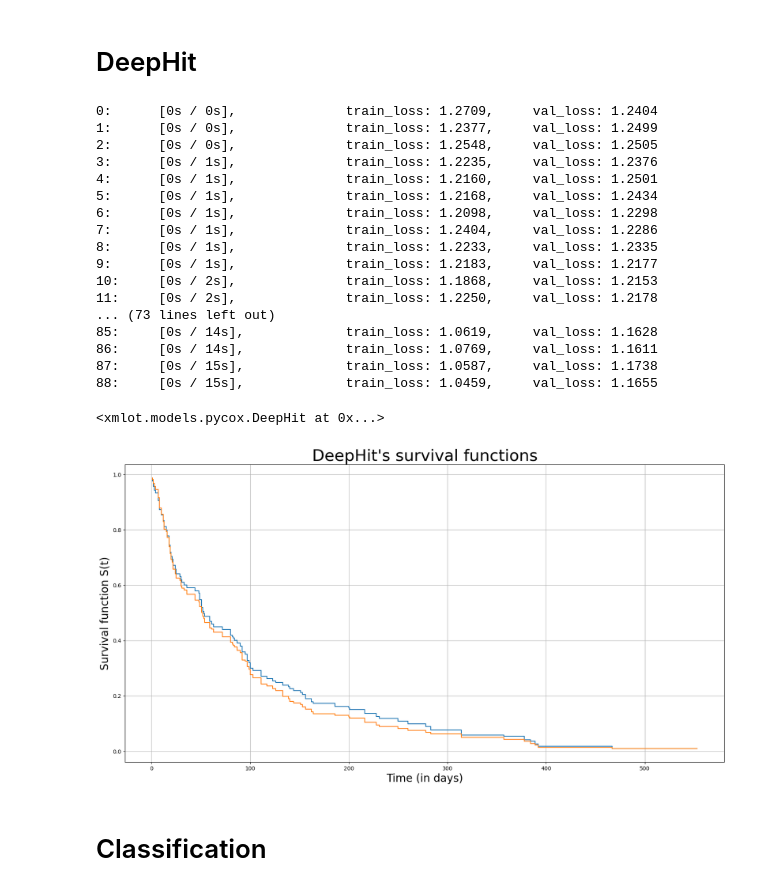
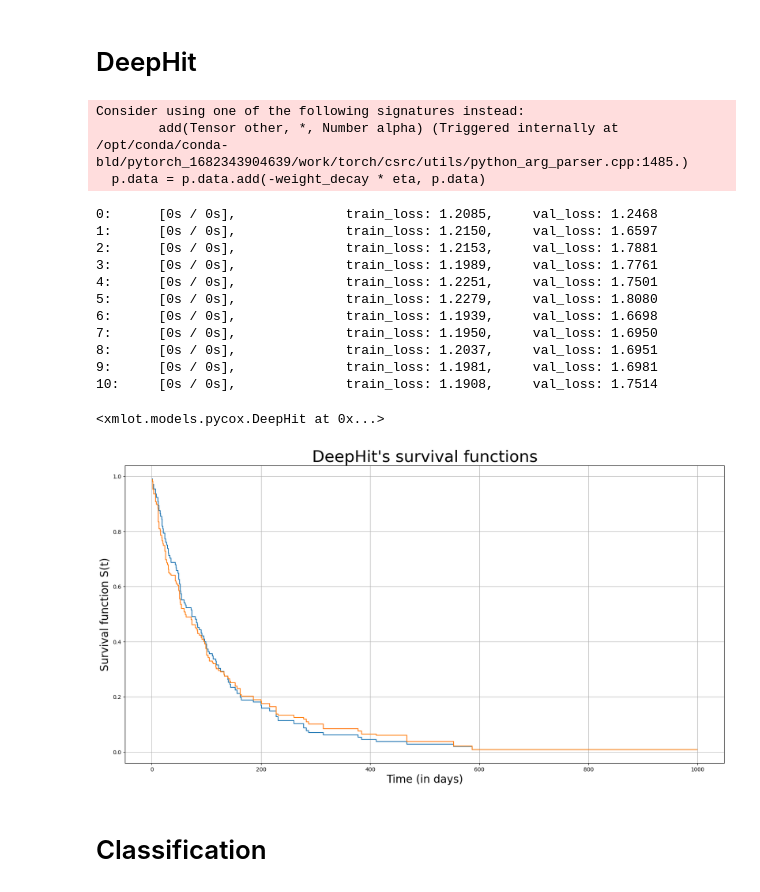
Before and after one commit to srk23/XamelotAPI, a Jupyter notebook: notebooks/Tutorial.ipynb, the cells around one changed output. Cells and saved outputs as stored; diff of their text form; code cells hidden in the pictures.

```diff
--- a/notebooks/Tutorial.ipynb
+++ b/notebooks/Tutorial.ipynb
@@ -302,11 +316,11 @@ COX = ScikitCoxModel(
     accessor_code=PSURV_CODE,
     hyperparameters={
         'alpha' : 0.1
-    }
+    },
 )
 
 # Let's train it
-COX.fit(DATA_TRAIN)
+COX.fit(DATA_TRAIN, parameters=dict())
 # %% [output]
 <xmlot.models.scikit.ScikitCoxModel at 0x...>
 # %%
@@ -388,11 +385,31 @@ DEEPHIT = DeepHit(
+# %%
+from xmlot.models.pycox import DeepHit
+from xmlot.data.discretise import BalancedDiscretiser
+import torchtuples  as tt
+
+SIZE_GRID = 100
+
+DISCRETISER = BalancedDiscretiser(DATA_TRAIN, PSURV_CODE, SIZE_GRID)
+data_train  = DISCRETISER(DATA_TRAIN).drop(columns=["pclass"], errors='ignore')
+data_val    = DISCRETISER(DATA_TEST).drop( columns=["pclass"], errors='ignore')
+
+DEEPHIT = DeepHit(
+    accessor_code=PSURV_CODE,
+    hyperparameters={
+        "in_features"  : 8,
+        "num_nodes_shared" : [32],
+        "num_nodes_indiv" : [32],
+        "num_risks" : 1,
+        "out_features" : SIZE_GRID,
+        "cuts"         : DISCRETISER.grid,
+        "batch_norm"   : True,
+        "dropout"      : 0.1,
+        "alpha"        : 0.2,
+        "sigma"        : 0.1,
+        "seed"         : 42,
+    }
+)
 # %%
-from xmlot.data.discretise import BalancedDiscretiser
-import torchtuples  as tt
-
-discretiser = BalancedDiscretiser(DATA_TRAIN, PSURV_CODE, SIZE_GRID)
-data_train  = discretiser(DATA_TRAIN).drop(columns=["pclass"], errors='ignore')
-data_val    = discretiser(DATA_TEST).drop( columns=["pclass"], errors='ignore')
-
 DEEPHIT.fit(
     data_train,
     parameters={
@@ -402,48 +419,46 @@ DEEPHIT.fit(
         "epochs"     : 1024,
         "callbacks"  : [tt.callbacks.EarlyStopping()],
         "verbose"    : True,
-        "val_data"   : data_val
+        "val_data"   : data_val,
+        "seed"       : 24
     }
 )
 # %% [output]
-0:      [0s / 0s],              train_loss: 1.2709,     val_loss: 1.2404
-1:      [0s / 0s],              train_loss: 1.2377,     val_loss: 1.2499
-2:      [0s / 0s],              train_loss: 1.2548,     val_loss: 1.2505
-3:      [0s / 1s],              train_loss: 1.2235,     val_loss: 1.2376
-4:      [0s / 1s],              train_loss: 1.2160,     val_loss: 1.2501
-5:      [0s / 1s],              train_loss: 1.2168,     val_loss: 1.2434
-6:      [0s / 1s],              train_loss: 1.2098,     val_loss: 1.2298
-7:      [0s / 1s],              train_loss: 1.2404,     val_loss: 1.2286
-8:      [0s / 1s],              train_loss: 1.2233,     val_loss: 1.2335
-9:      [0s / 1s],              train_loss: 1.2183,     val_loss: 1.2177
-10:     [0s / 2s],              train_loss: 1.1868,     val_loss: 1.2153
-11:     [0s / 2s],              train_loss: 1.2250,     val_loss: 1.2178
-... (73 lines left out)
-85:     [0s / 14s],             train_loss: 1.0619,     val_loss: 1.1628
-86:     [0s / 14s],             train_loss: 1.0769,     val_loss: 1.1611
-87:     [0s / 15s],             train_loss: 1.0587,     val_loss: 1.1738
-88:     [0s / 15s],             train_loss: 1.0459,     val_loss: 1.1655
+Consider using one of the following signatures instead:
+        add(Tensor other, *, Number alpha) (Triggered internally at /opt/conda/conda-bld/pytorch_1682343904639/work/torch/csrc/utils/python_arg_parser.cpp:1485.)
+  p.data = p.data.add(-weight_decay * eta, p.data)
-<xmlot.models.pycox.DeepHit at 0x...>
+0:      [0s / 0s],              train_loss: 1.2085,     val_loss: 1.2468
+1:      [0s / 0s],              train_loss: 1.2150,     val_loss: 1.6597
+2:      [0s / 0s],              train_loss: 1.2153,     val_loss: 1.7881
+3:      [0s / 0s],              train_loss: 1.1989,     val_loss: 1.7761
+4:      [0s / 0s],              train_loss: 1.2251,     val_loss: 1.7501
+5:      [0s / 0s],              train_loss: 1.2279,     val_loss: 1.8080
+6:      [0s / 0s],              train_loss: 1.1939,     val_loss: 1.6698
+7:      [0s / 0s],              train_loss: 1.1950,     val_loss: 1.6950
+8:      [0s / 0s],              train_loss: 1.2037,     val_loss: 1.6951
+9:      [0s / 0s],              train_loss: 1.1981,     val_loss: 1.6981
+10:     [0s / 0s],              train_loss: 1.1908,     val_loss: 1.7514
+<xmlot.models.pycox.DeepHit at 0x...>
 # %%
 idx = 0
 
 plt.figure(figsize=(20, 10))
 for idx in range(2):
     patient = SCALER.undo(data_val).iloc[idx]
 
 
     survival_function = DEEPHIT.model.predict_surv_df(data_val.psurv.features.values).transpose().iloc[idx]
-    grid              = discretiser.grid
+    grid              = DISCRETISER.grid
 
     plt.step(grid, survival_function)
 
 plt.title("DeepHit's survival functions", fontsize=30)
 plt.xlabel("Time (in days)", fontsize=20)
 plt.ylabel("Survival function S(t)", fontsize=20)
 plt.grid()
 plt.show()
 # %% [output]
-[figure, old version]
+[figure, new version]
 # %% [markdown]
 # Classification
 # %%
```
Also changed, not shown: parts of 18 cells of this notebook, 2 other files.
